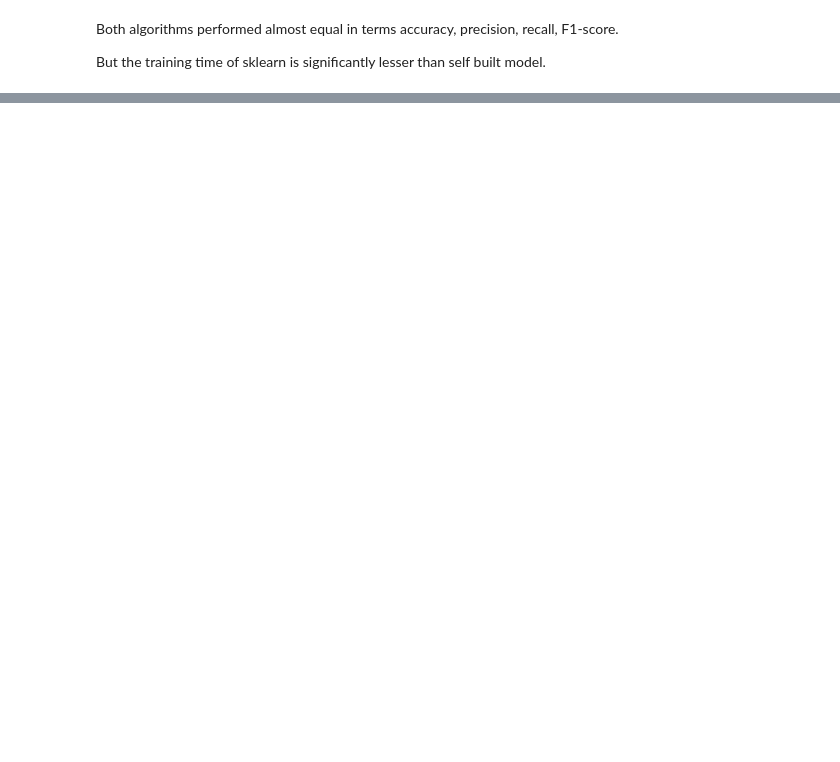
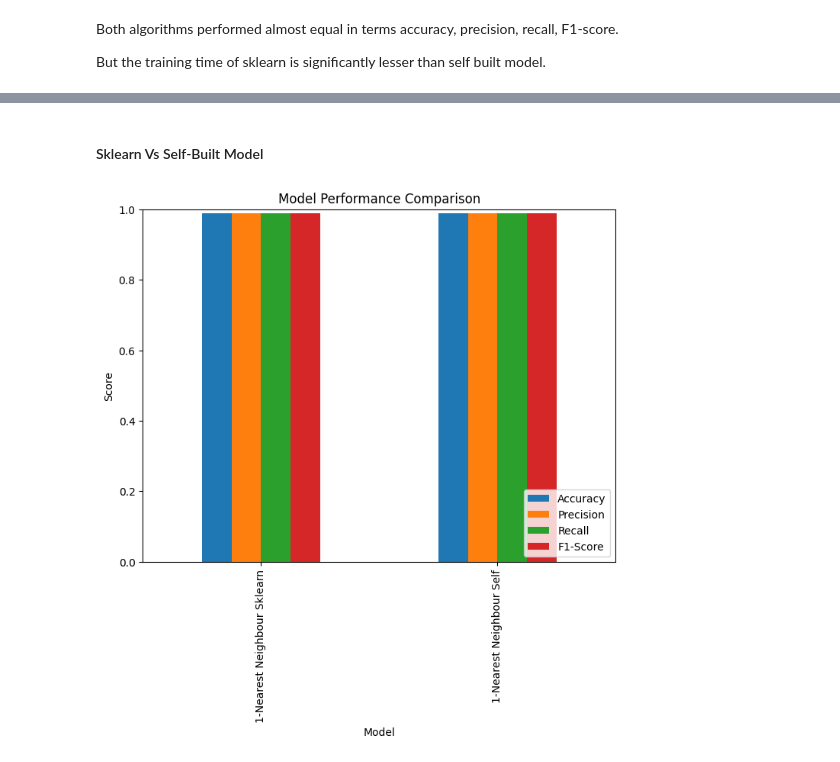
Before and after one commit to TahaHassan0/Fraud-Detection-Model, a Jupyter notebook: Fraud_Transaction_Detection.ipynb, the cells around one changed output, grey strips where cells are left out. Drawn from its saved outputs; the diff is of its cells as text; code cells hidden in the pictures; blank space fills up the shorter version.

```diff
--- a/Fraud_Transaction_Detection.ipynb
+++ b/Fraud_Transaction_Detection.ipynb
@@ -589,6 +698,6 @@ knn_p.fit(X_train, y_train)
 KNeighborsClassifier(n_neighbors=1)
 # %%
 # Predict on the test set
-y_pred_p2 = knn_p.predict(X_test)
+y_pred_p_knn = knn_p.predict(X_test)
 # %%
 # Evaluation
@@ -755,0 +1017,33 @@ plt.show()
+# %% [markdown]
+#### Sklearn Vs Self-Built Model
+# %%
+models = {
+    "1-Nearest Neighbour Sklearn": knn_p,
+    "1-Nearest Neighbour Self": knn
+}
+metrics = ["Accuracy", "Precision", "Recall", "F1-Score"]
+results = {metric: [] for metric in metrics}
+report = classification_report(y_test, y_pred_p_knn, output_dict=True)
+results["Accuracy"].append(accuracy_score(y_test, y_pred_p_knn))
+results["Precision"].append(report["weighted avg"]["precision"])
+results["Recall"].append(report["weighted avg"]["recall"])
+results["F1-Score"].append(report["weighted avg"]["f1-score"])
+
+report = classification_report(y_test_n, y_pred_s_knn, output_dict=True)
+results["Accuracy"].append(accuracy_score(y_test_n, y_pred_p_knn))
+results["Precision"].append(report["weighted avg"]["precision"])
+results["Recall"].append(report["weighted avg"]["recall"])
+results["F1-Score"].append(report["weighted avg"]["f1-score"])
+# %%
+results_df = pd.DataFrame(results, index=models.keys())
+
+# Plot the results
+results_df.plot(kind='bar', figsize=(8, 6))
+plt.title('Model Performance Comparison')
+plt.ylabel('Score')
+plt.xlabel('Model')
+plt.ylim(0, 1)
+plt.legend(loc='lower right')
+plt.show()
+# %% [output]
+[figure, added]
```
Also changed, not shown: parts of 74 cells of this notebook.
